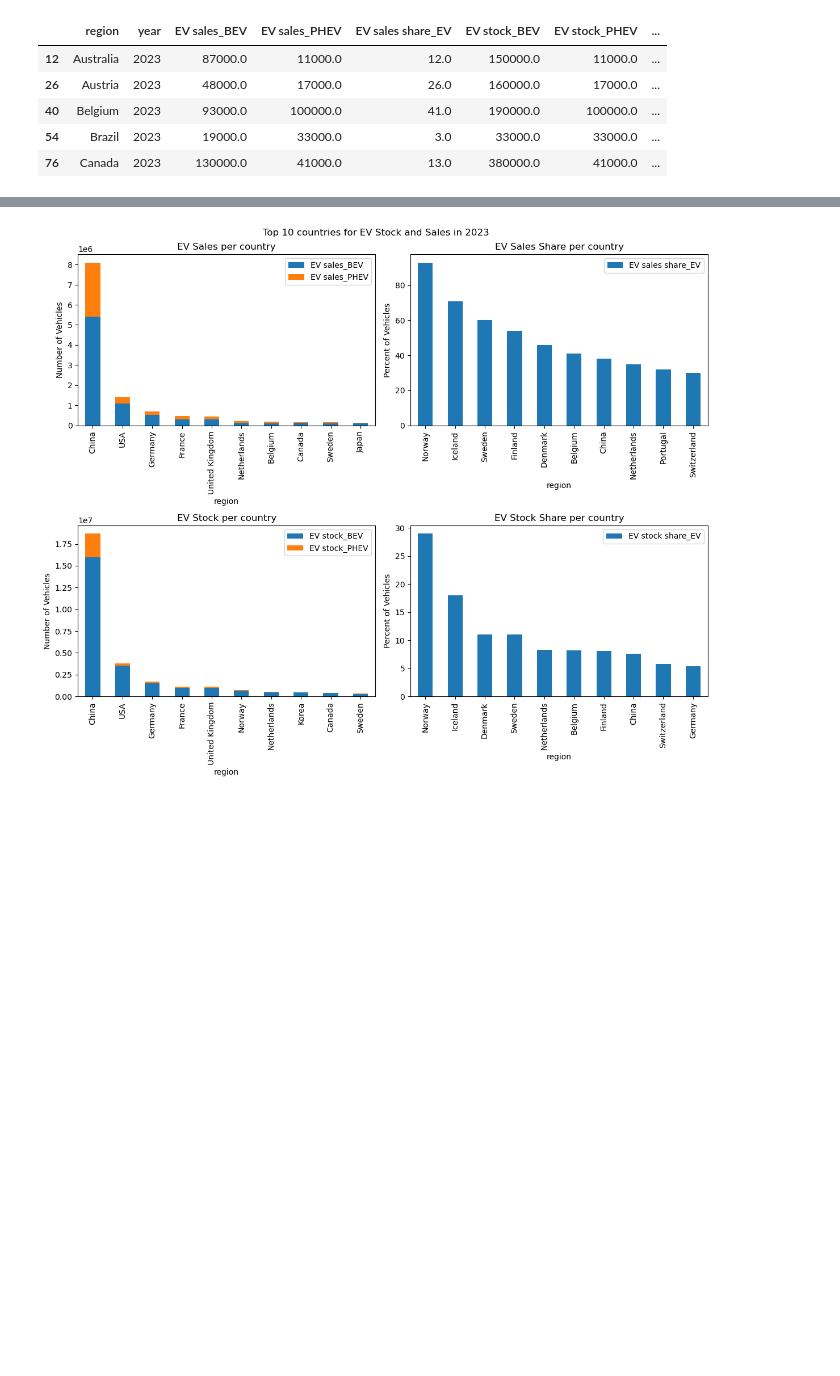
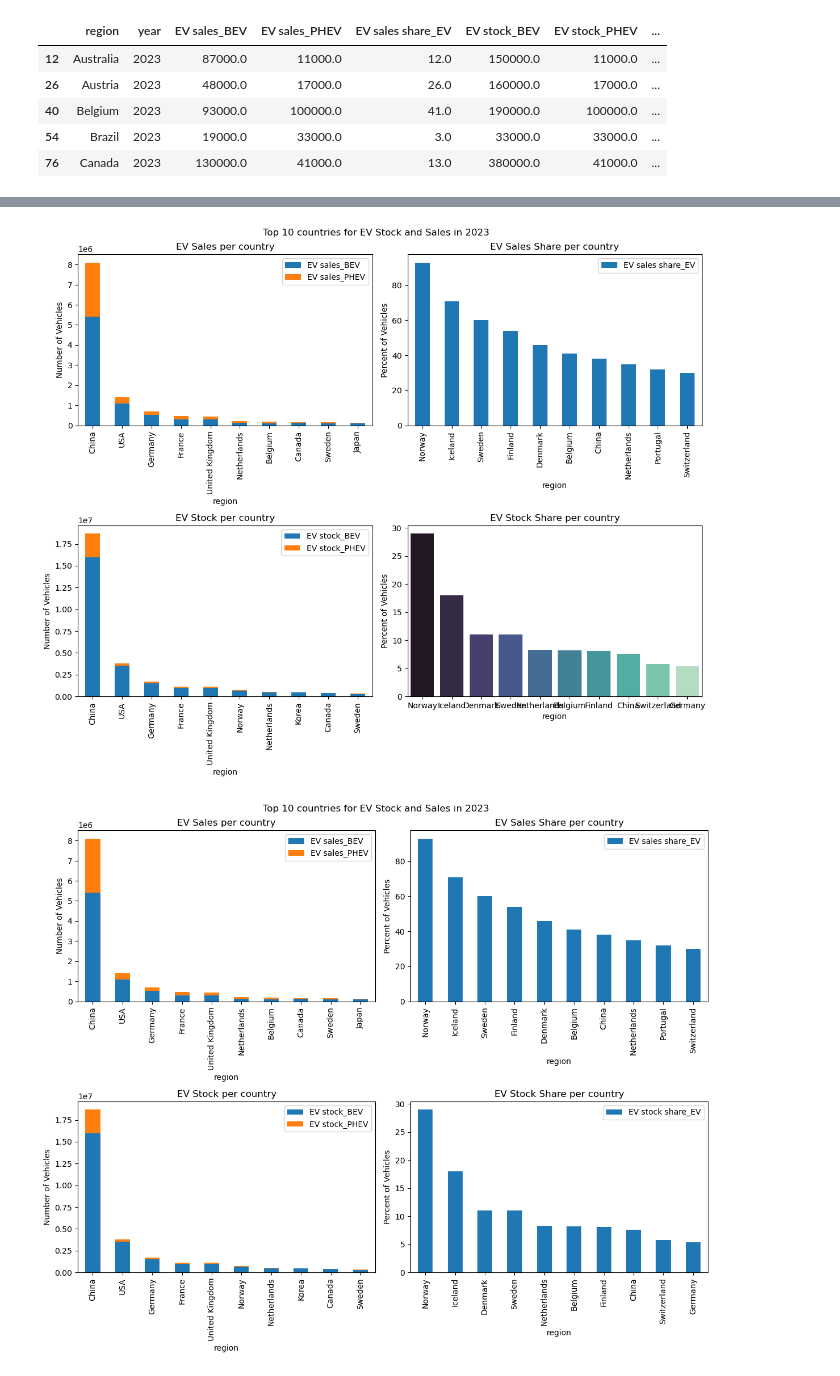
Before and after one commit to jenst0710/Electromobility-Data-Analysis, a Jupyter notebook: Capstone.ipynb, the cells around one changed output, grey strips where cells are left out. Saved outputs shown, nothing was run; the diff lists cells and outputs as text; code cells hidden in the pictures; blank space fills up the shorter version.

```diff
--- a/Capstone.ipynb
+++ b/Capstone.ipynb
@@ -445,3 +488,36 @@ EV_cars_h_2023.head()
+# %%
+fig, ax= plt.subplots (2,2, figsize=(12,10))
+
+#Top 10 countries for EV Sales in 2023
+EV_cars_h_2023_sales=EV_cars_h_2023.sort_values(by='EV sales_Sum', ascending=False).head(10)
+EV_cars_h_2023_sales[['region','EV sales_BEV', 'EV sales_PHEV']].plot(kind='bar',ax=ax[0,0],  x='region', stacked=True)
+ax[0,0].set_title('EV Sales per country')
+ax[0,0].set_ylabel('Number of Vehicles')
+
+#Top 10 countries for EV Sales Share in 2023
+EV_cars_h_2023_sales_share=EV_cars_h_2023.sort_values(by='EV sales share_EV', ascending=False).head(10)
+EV_cars_h_2023_sales_share[['region', 'EV sales share_EV']].head(10).plot(kind='bar', ax=ax[0,1], x='region')
+ax[0,1].set_title('EV Sales Share per country')
+ax[0,1].set_ylabel('Percent of Vehicles')
+
+#Top 10 countries for EV Stock in 2023
+EV_cars_h_2023_stock=EV_cars_h_2023.sort_values(by='EV stock_Sum', ascending=False).head(10)
+EV_cars_h_2023_stock[['region','EV stock_BEV', 'EV stock_PHEV']].head(10).plot(kind='bar',ax=ax[1,0],  x='region', stacked=True)
+ax[1,0].set_title('EV Stock per country')
+ax[1,0].set_ylabel('Number of Vehicles')
+
+#Top 10 countries for EV Stock Share in 2023
+EV_cars_h_2023_stock_share=EV_cars_h_2023.sort_values(by='EV stock share_EV', ascending=False).head(10)
+x='region'
+y='EV stock share_EV'
+sns.barplot(EV_cars_h_2023_stock_share.head(10),  x=x, y=y, hue=x, ax=ax[1,1], palette='mako')
+ax[1,1].set_title('EV Stock Share per country')
+ax[1,1].set_ylabel('Percent of Vehicles')
+fig.suptitle ('Top 10 countries for EV Stock and Sales in 2023')
+plt.tight_layout()
+plt.show()
+# %% [output]
+[figure, added]
 # %%
 fig, ax= plt.subplots (2,2, figsize=(12,10))
 
```
Also changed, not shown: parts of 36 cells of this notebook.
